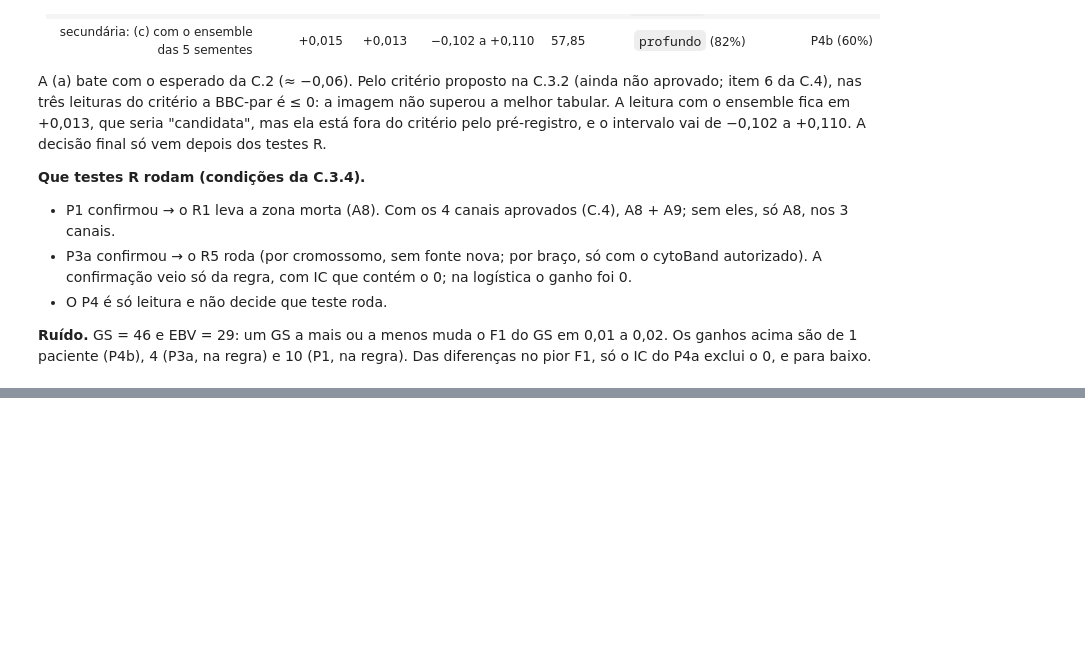
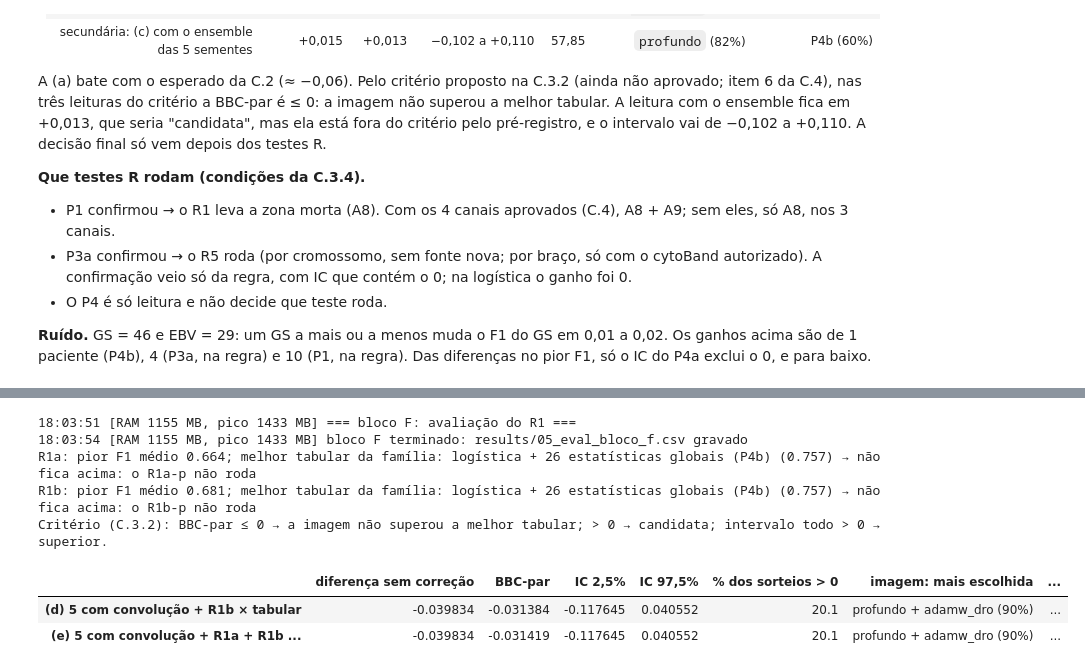
Before and after one commit to leocendino/imagens_de_cg_para_classificacao, a Jupyter notebook: notebooks/05_eval.ipynb, the cells around one changed output, grey strips where cells are left out. Cells and saved outputs as stored; diff of their text form; code cells hidden in the pictures; blank space fills up the shorter version.

```diff
--- a/notebooks/05_eval.ipynb
+++ b/notebooks/05_eval.ipynb
@@ -1609,10 +1407,8 @@ V0 = estat_globais(0)
 assert V0.shape == (len(y), len(NOMES_P4)) == (len(y), 26)
 z0 = padronizar(tensor[:1], padronizacao[0])  # autoteste: as colunas de média seguem a ordem estatística × canal
 assert np.allclose(V0[0, :3], z0[0].mean(axis=1), atol=1e-6) and np.isclose(V0[0, 25], crus["genes mutados"][0])
-t0 = time.time()
-P_E["logística em 26 estatísticas globais (P4a)"] = logistica_com(estat_globais, com_tensor=False)
-P_E["logística + 26 estatísticas globais (P4b)"] = logistica_com(estat_globais)
-log(f"P4: logísticas em {(time.time() - t0) / 60:.1f} min")
+P_E["logística em 26 estatísticas globais (P4a)"] = ler_oof(OOF_P, "P4a_logistica")  # treinadas no 04_models (2026-11-01)
+P_E["logística + 26 estatísticas globais (P4b)"] = ler_oof(OOF_P, "P4b_logistica")
 pd.DataFrame(V0, columns=NOMES_P4).groupby(np.array(CLASSES)[y]).median().loc[CLASSES].T.round(3).rename_axis(
     "mediana por classe (fold 0)")
 # %% [output]
@@ -1828,0 +1770,42 @@ só vem depois dos testes R.
+# %%
+log("=== bloco F: avaliação do R1 ===")
+OOF_R = RESULTS / "oof_r"
+
+
+def pior_yp(yp):
+    return float(painel(confusoes(y, yp)[0])["pior F1"])
+
+
+R = {n: [ler_oof(OOF_R, f"{n}_s{s}") for s in SEMENTES] for n in ["R1a", "R1b"]}
+R_LOG = {n: ler_oof(OOF_R, f"{n}_logistica") for n in R}
+ref_r = pd.read_csv(RESULTS / "04_models_r1.csv", index_col=0)["pior F1"]
+for n in R:  # autoteste: reproduz o results/04_models_r1.csv
+    assert np.isclose(np.mean([pior_yp(p.argmax(axis=1)) for p in R[n]]), ref_r[n]), n
+    assert np.isclose(pior_yp(R_LOG[n].argmax(axis=1)), ref_r[f"logística, entrada do {n}"]), n
+
+IM = {n: [p.argmax(axis=1) for p in ps] for n, ps in R.items()}
+TAB_F = (TAB_C | {f"logística, entrada do {n}": [p.argmax(axis=1)] for n, p in R_LOG.items()}
+         | {n: [p.argmax(axis=1)] for n, p in P_E2.items()})
+assert len(TAB_F) == 8
+res_f = pd.DataFrame({"(d) 5 com convolução + R1b × tabular": bbc_par(IMAGEM | {"R1b": IM["R1b"]}, TAB_F),
+                      "(e) 5 com convolução + R1a + R1b × tabular": bbc_par(IMAGEM | IM, TAB_F)}).T
+res_f.to_csv(RESULTS / "05_eval_bloco_f.csv")
+log("bloco F terminado: results/05_eval_bloco_f.csv gravado")
+
+media_tab = {n: np.mean([pior_yp(yp) for yp in yps]) for n, yps in TAB_F.items()}
+melhor = max(media_tab, key=media_tab.get)
+for n in R:
+    m = np.mean([pior_yp(yp) for yp in IM[n]])
+    print(f"{n}: pior F1 médio {m:.3f}; melhor tabular da família: {melhor} ({media_tab[melhor]:.3f}) → "
+          + (f"acima: o {n}-p roda" if m > media_tab[melhor] else f"não fica acima: o {n}-p não roda"))
+print("Critério (C.3.2): BBC-par ≤ 0 → a imagem não superou a melhor tabular; > 0 → candidata; intervalo todo > 0 → superior.")
+res_f
+# %% [output]
+18:03:51 [RAM 1155 MB, pico 1433 MB] === bloco F: avaliação do R1 ===
+18:03:54 [RAM 1155 MB, pico 1433 MB] bloco F terminado: results/05_eval_bloco_f.csv gravado
+R1a: pior F1 médio 0.664; melhor tabular da família: logística + 26 estatísticas globais (P4b) (0.757) → não fica acima: o R1a-p não roda
+R1b: pior F1 médio 0.681; melhor tabular da família: logística + 26 estatísticas globais (P4b) (0.757) → não fica acima: o R1b-p não roda
+Critério (C.3.2): BBC-par ≤ 0 → a imagem não superou a melhor tabular; > 0 → candidata; intervalo todo > 0 → superior.
+|  | diferença sem correção | BBC-par | IC 2,5% | IC 97,5% | % dos sorteios > 0 | imagem: mais escolhida | ... |
+| (d) 5 com convolução + R1b × tabular | -0.039834 | -0.031384 | -0.117645 | 0.040552 | 20.1 | profundo + adamw_dro (90%) | ... |
+| (e) 5 com convolução + R1a + R1b ... | -0.039834 | -0.031419 | -0.117645 | 0.040552 | 20.1 | profundo + adamw_dro (90%) | ... |
```
Also changed, not shown: parts of 19 cells of this notebook, 2 other files.
